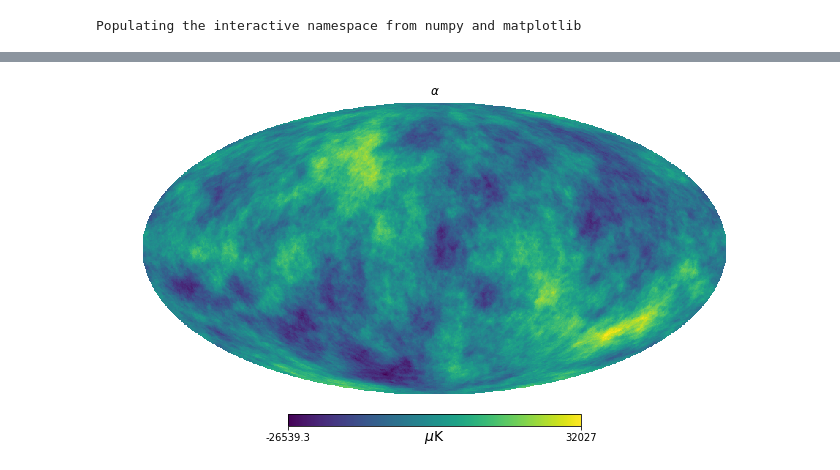
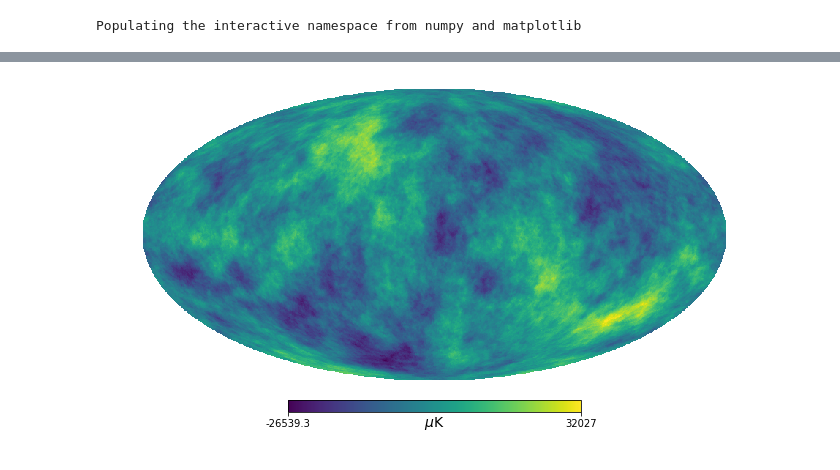
Before and after one commit to acwgough/foreground_moments, a Jupyter notebook: Figures for presentation.ipynb, the cells around one changed output, grey strips where cells are left out. Cells and saved outputs as stored; diff of their text form; code cells hidden in the pictures.

```diff
--- a/Figures for presentation.ipynb
+++ b/Figures for presentation.ipynb
@@ -42,6 +42,9 @@ sigma_default = crit/3
 #define list of frequencies going from 10 to 300 GHz, sampling 20 points
 freqs = np.linspace(30,300,4)*1.e9
 ells = np.arange(384)
+
+filepath = '/Users/alex/Documents/foreground_figures/'
+#file path to put figures in
 # %% [output]
 Populating the interactive namespace from numpy and matplotlib
 # %%
@@ -68,9 +73,10 @@ hp.mollview(very_small_map, unit=r'$\mu \rm K$', title=r'$\alpha/2$')
 # %%
 small_map = hp.synfast(small_scale_cls, nside, new=True, verbose=False)
 # %%
-hp.mollview(small_map, unit=r'$\mu \rm K$', title=r'$\alpha$')
+hp.mollview(small_map, unit=r'$\mu \rm K$', title='')
+savefig(filepath + 'map normal', transparent=True)
 # %% [output]
-[figure, old version]
+[figure, new version]
 # %%
 big_map = hp.synfast(large_scale_cls, nside, new=True, verbose=False)
 # %%
```
Also changed, not shown: parts of 11 cells of this notebook, 2 other files.
